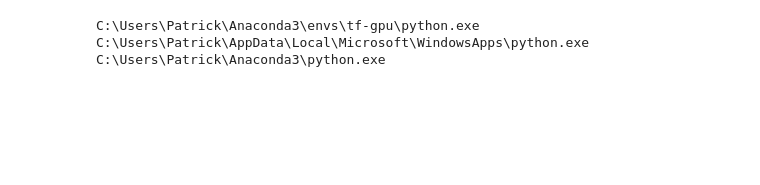
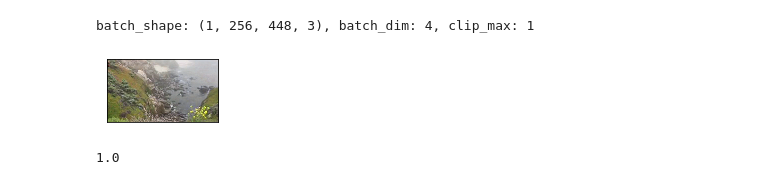
Before and after one commit to pmcbride/REDNet-TensorFlow, a Jupyter notebook: rednet-train.ipynb, the cells around one changed output. Saved outputs shown, nothing was run; the diff lists cells and outputs as text; code cells hidden in the pictures; blank space fills up the shorter version.

```diff
--- a/rednet-train.ipynb
+++ b/rednet-train.ipynb
@@ -323,8 +0,0 @@ model.compile(optimizer,
-# %%
-myplot(test_batch[:5])
-myplot(test_corrupt_batch[:5])
-myplot(model.predict(test_corrupt_batch[:5]))
-# %% [output]
-C:\Users\Patrick\Anaconda3\envs\tf-gpu\python.exe
-C:\Users\Patrick\AppData\Local\Microsoft\WindowsApps\python.exe
-C:\Users\Patrick\Anaconda3\python.exe
@@ -330,0 +138,17 @@ C:\Users\Patrick\Anaconda3\python.exe
+# %%
+import numpy as np
+import cv2
+
+img_path = "D:\Data\images_000000.png"
+img = cv2.imread(img_path, cv2.IMREAD_COLOR)
+img = cv2.cvtColor(img, cv2.COLOR_BGR2RGB)
+test = np.expand_dims(img, 0).astype('float32') / 255
+# %%
+myplot(test)
+# %% [output]
+batch_shape: (1, 256, 448, 3), batch_dim: 4, clip_max: 1
+[figure, added]
+# %%
+test.max()
+# %% [output]
+1.0
```
Also changed, not shown: parts of 44 cells of this notebook, 2 other files.
